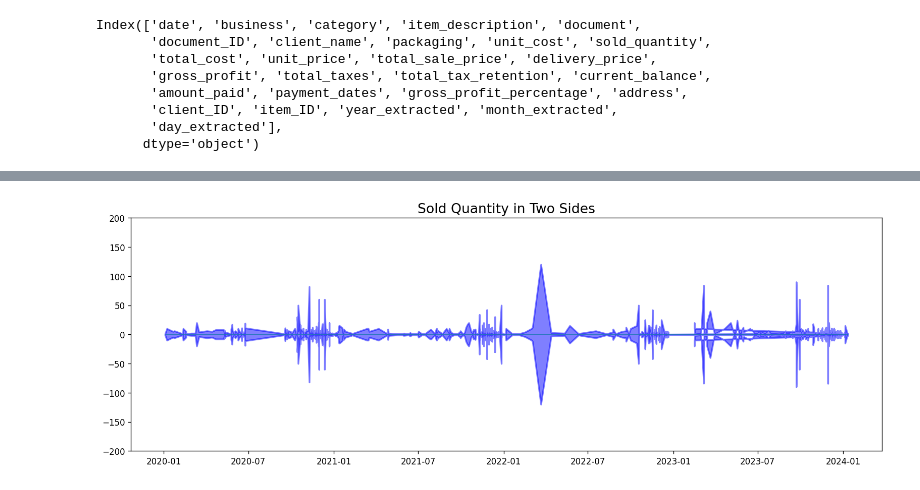
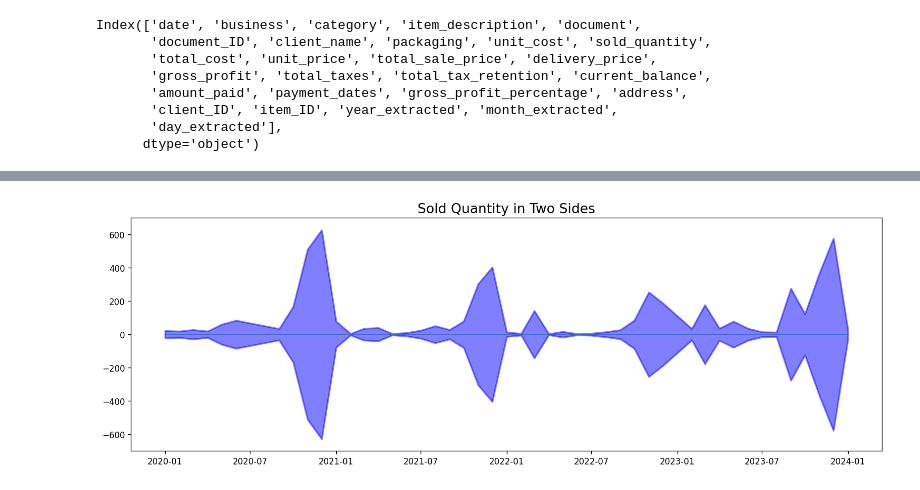
Before and after one commit to marinandres/InventoryOptimizationRNN, a Jupyter notebook: stats.ipynb, the cells around one changed output, grey strips where cells are left out. Saved outputs shown, nothing was run; the diff lists cells and outputs as text; code cells hidden in the pictures.

```diff
--- a/stats.ipynb
+++ b/stats.ipynb
@@ -116,21 +100,25 @@ scatter_plot(stats)
 # %%
 def two_sides(df):
 
     df = df[df['item_description'] == 'Botella_750ml']
 
-    x = df['date'].values
+    df = df[['date','sold_quantity']]
+    df['first_day_of_month'] = df['date'].dt.to_period('M').dt.to_timestamp()
+    df = df.groupby(['first_day_of_month']).agg({'sold_quantity': 'sum'}).reset_index()
+
+    x = df['first_day_of_month'].values
     y1 = df['sold_quantity'].values
 
     fig, ax = plt.subplots(1, 1, figsize=(16,5), dpi= 120)
     plt.fill_between(x, y1=y1, y2=-y1, alpha=0.5, linewidth=2, color='blue')
-    plt.ylim(-200, 200)
+    plt.ylim(-700, 700)
     plt.title('Sold Quantity in Two Sides', fontsize=16)
-    plt.hlines(y=0, xmin=np.min(df['date']), xmax=np.max(df['date']), linewidth=.5)
+    plt.hlines(y=0, xmin=np.min(df['first_day_of_month']), xmax=np.max(df['first_day_of_month']), linewidth=.5)
     plt.show()
 
 two_sides(stats)
 # %% [output]
-[figure, old version]
+[figure, new version]
 # %%
 def decomposition_time_series(df):
 
```
Also changed, not shown: parts of 10 cells of this notebook.
